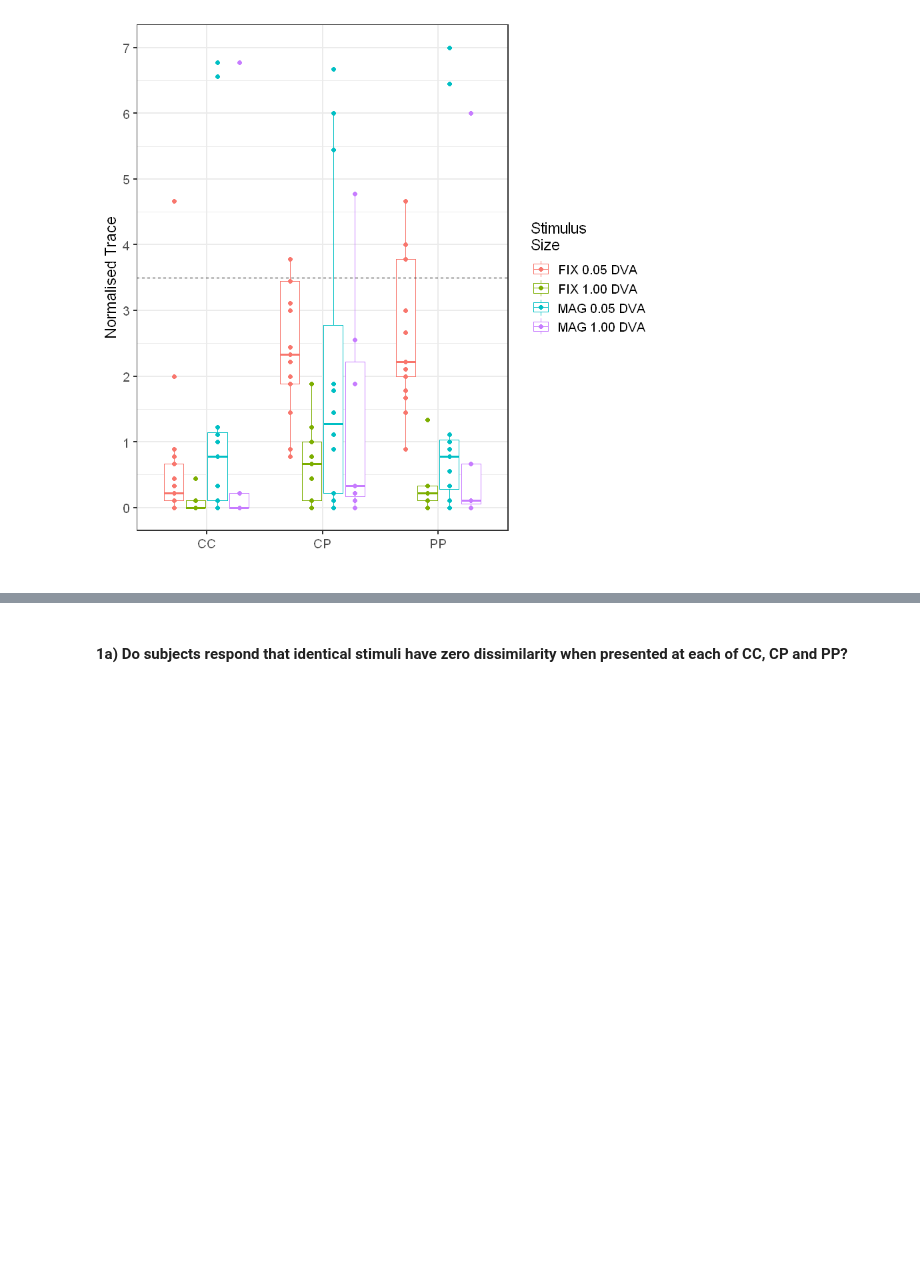
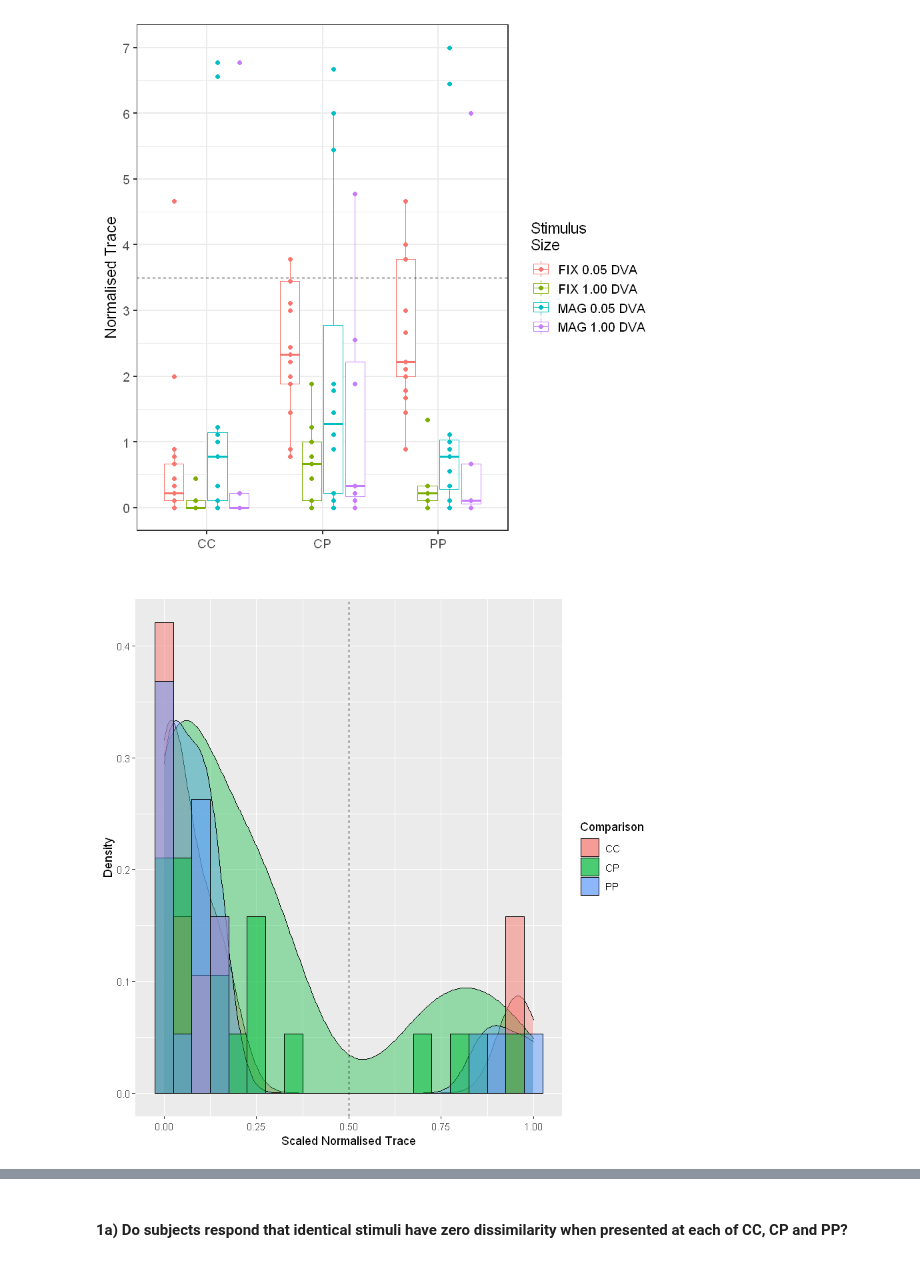
Before and after one commit to ArielZJ/Precision-Phenomenology-Data-Analysis, a Jupyter notebook: Fovea vs. Periphery Color Similarity Pilot Analysis - 2stim Analysis.ipynb, the cells around one changed output, grey strips where cells are left out. Cells and saved outputs as stored; diff of their text form; code cells hidden in the pictures; blank space fills up the shorter version.

Commit message:
Updating visualisations

```diff
--- a/Fovea vs. Periphery Color Similarity Pilot Analysis - 2stim Analysis.ipynb
+++ b/Fovea vs. Periphery Color Similarity Pilot Analysis - 2stim Analysis.ipynb
@@ -1086,5 +1245,3 @@ TableGrob (4 x 2) "arrange": 2 grobs
-# %%
-cleandf$stimulus_radius <- 1
 # %% [markdown]
 ## Analysis Plan
 # %% [markdown]
@@ -1092,8 +1258,8 @@ cleandf$stimulus_radius <- 1
 # %%
 # plot the data
-hyp1.plot <- function(df,histogram=FALSE){
+fig5b <- function(df){
 
-    plot.df <- pivot_longer(data = trace.df, cols = c(CC,CP,PP), names_to = 'Comparison')
+    plot.df <- pivot_longer(data = df, cols = c(CC,CP,PP), names_to = 'Comparison')
     #plot.df$StimSize <- as.character(plot.df$StimSize)
     #plot.df$Magnification <- as.character(plot.df$Magnification)
     median <- median(subset(plot.df,Comparison=='PP')$value) # for connecting to hypothesis 1b
@@ -1120,13 +1286,23 @@ hyp1.plot <- function(df,histogram=FALSE){
                          labels=c(0,1,2,3,4,5,6,7),
                          limits=c(0,7))
 
-    if(histogram){
-        plot.df <- subset(plot.df, Comparison=='PP')
-        #print(plot.df)
-        #plot.df$value <- logit((plot.df$value+0.33333)/7)
-        hist.plot <- ggplot(plot.df, aes(x = value, fill=label.combo)) + geom_histogram(binwidth=0.3)
-        return(hist.plot)
-    }
 
+    ggsave('fig5b.png',plot,height=2.8,width=4)
     return(plot)
 }
+# %%
+fig5c <- function(df){
+
+    plot.df <- pivot_longer(data = df, cols = c(CC,CP,PP), names_to = 'Comparison')
+    plot.df$value <- (plot.df$value)/max.DSR
+
+    plot <- ggplot(plot.df, aes(x = value, fill=Comparison)) +
+        geom_density(aes(x=value,y=..scaled../3),alpha=0.375) +
+        geom_histogram(aes(x=value,y=stat(count)/sum(count)*3), colour='black', binwidth=0.05,position="identity",alpha=0.5) +
+        geom_vline(xintercept=0.5, linetype='dashed') +
+        xlab("Scaled Normalised Trace") +
+        ylab("Density")
+
+    ggsave('fig5c.png',plot,height=2.8,width=4)
+    return(plot)
+}
@@ -1144,3 +1376,7 @@ hyp1.plot(trace.df)
 Scale for 'y' is already present. Adding another scale for 'y', which will
 replace the existing scale.
 [figure]
+# %%
+fig5c(trace.df.mag)
+# %% [output]
+[figure, added]
```
Also changed, not shown: parts of 42 cells of this notebook, 8 other files.
